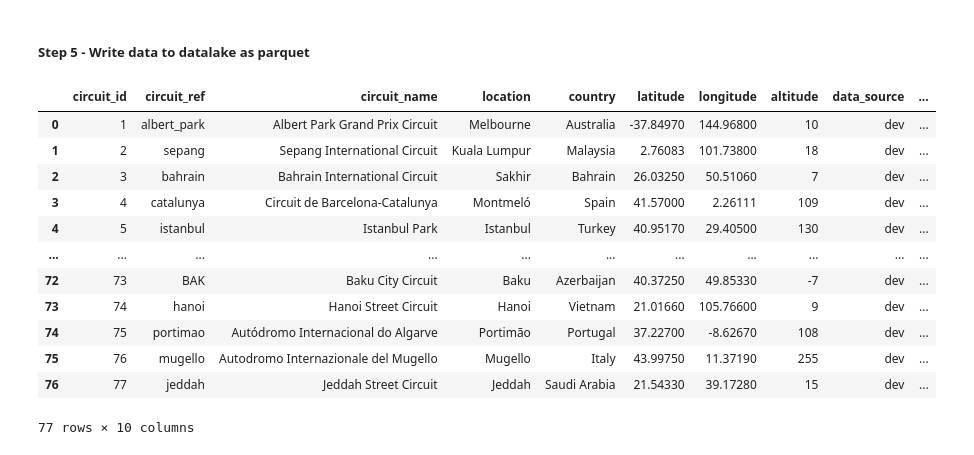
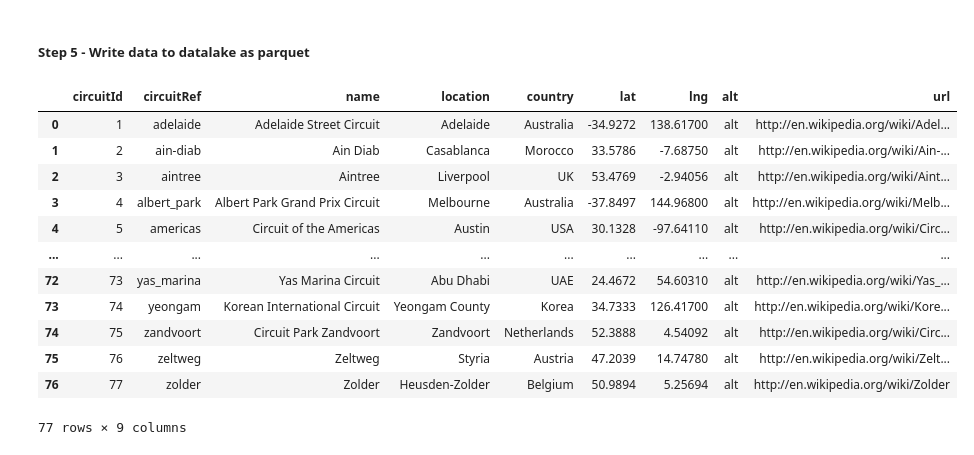
Before and after one commit to lhanna77/Formula1-Project, a Jupyter notebook: 1.ingest_circuits_file.ipynb, the cells around one changed output. Saved outputs shown, nothing was run; the diff lists cells and outputs as text; code cells hidden in the pictures.

```diff
--- a/1.ingest_circuits_file.ipynb
+++ b/1.ingest_circuits_file.ipynb
@@ -108,17 +110,18 @@ circuits_renamed_df.to_csv(f"{configuration.silver_folder_path}/circuits.csv", i
 # %%
-df_parquet = read_csv(f'{configuration.silver_folder_path}/circuits.csv')
+#df_parquet = read_csv(f'{configuration.silver_folder_path}/circuits.csv')
+df_parquet = read_csv(f'{configuration.api_folder_path}/circuits.csv')
 display(df_parquet)
 # %% [output]
-|  | circuit_id | circuit_ref | circuit_name | location | country | latitude | longitude | altitude | data_source | ... |
-| 0 | 1 | albert_park | Albert Park Grand Prix Circuit | Melbourne | Australia | -37.84970 | 144.96800 | 10 | dev | ... |
-| 1 | 2 | sepang | Sepang International Circuit | Kuala Lumpur | Malaysia | 2.76083 | 101.73800 | 18 | dev | ... |
-| 2 | 3 | bahrain | Bahrain International Circuit | Sakhir | Bahrain | 26.03250 | 50.51060 | 7 | dev | ... |
-| 3 | 4 | catalunya | Circuit de Barcelona-Catalunya | Montmeló | Spain | 41.57000 | 2.26111 | 109 | dev | ... |
-| 4 | 5 | istanbul | Istanbul Park | Istanbul | Turkey | 40.95170 | 29.40500 | 130 | dev | ... |
-| ... | ... | ... | ... | ... | ... | ... | ... | ... | ... | ... |
-| 72 | 73 | BAK | Baku City Circuit | Baku | Azerbaijan | 40.37250 | 49.85330 | -7 | dev | ... |
-| 73 | 74 | hanoi | Hanoi Street Circuit | Hanoi | Vietnam | 21.01660 | 105.76600 | 9 | dev | ... |
-| 74 | 75 | portimao | Autódromo Internacional do Algarve | Portimão | Portugal | 37.22700 | -8.62670 | 108 | dev | ... |
-| 75 | 76 | mugello | Autodromo Internazionale del Mugello | Mugello | Italy | 43.99750 | 11.37190 | 255 | dev | ... |
-| 76 | 77 | jeddah | Jeddah Street Circuit | Jeddah | Saudi Arabia | 21.54330 | 39.17280 | 15 | dev | ... |
+|  | circuitId | circuitRef | name | location | country | lat | lng | alt | url |
+| 0 | 1 | adelaide | Adelaide Street Circuit | Adelaide | Australia | -34.9272 | 138.61700 | alt | http://en.wikipedia.org/wiki/Adel... |
+| 1 | 2 | ain-diab | Ain Diab | Casablanca | Morocco | 33.5786 | -7.68750 | alt | http://en.wikipedia.org/wiki/Ain-... |
+| 2 | 3 | aintree | Aintree | Liverpool | UK | 53.4769 | -2.94056 | alt | http://en.wikipedia.org/wiki/Aint... |
+| 3 | 4 | albert_park | Albert Park Grand Prix Circuit | Melbourne | Australia | -37.8497 | 144.96800 | alt | http://en.wikipedia.org/wiki/Melb... |
+| 4 | 5 | americas | Circuit of the Americas | Austin | USA | 30.1328 | -97.64110 | alt | http://en.wikipedia.org/wiki/Circ... |
+| ... | ... | ... | ... | ... | ... | ... | ... | ... | ... |
+| 72 | 73 | yas_marina | Yas Marina Circuit | Abu Dhabi | UAE | 24.4672 | 54.60310 | alt | http://en.wikipedia.org/wiki/Yas_... |
+| 73 | 74 | yeongam | Korean International Circuit | Yeongam County | Korea | 34.7333 | 126.41700 | alt | http://en.wikipedia.org/wiki/Kore... |
+| 74 | 75 | zandvoort | Circuit Park Zandvoort | Zandvoort | Netherlands | 52.3888 | 4.54092 | alt | http://en.wikipedia.org/wiki/Circ... |
+| 75 | 76 | zeltweg | Zeltweg | Styria | Austria | 47.2039 | 14.74780 | alt | http://en.wikipedia.org/wiki/Zelt... |
+| 76 | 77 | zolder | Zolder | Heusden-Zolder | Belgium | 50.9894 | 5.25694 | alt | http://en.wikipedia.org/wiki/Zolder |
-77 rows × 10 columns
+77 rows × 9 columns
```
Also changed, not shown: parts of 2 cells of this notebook, 9 other files.
